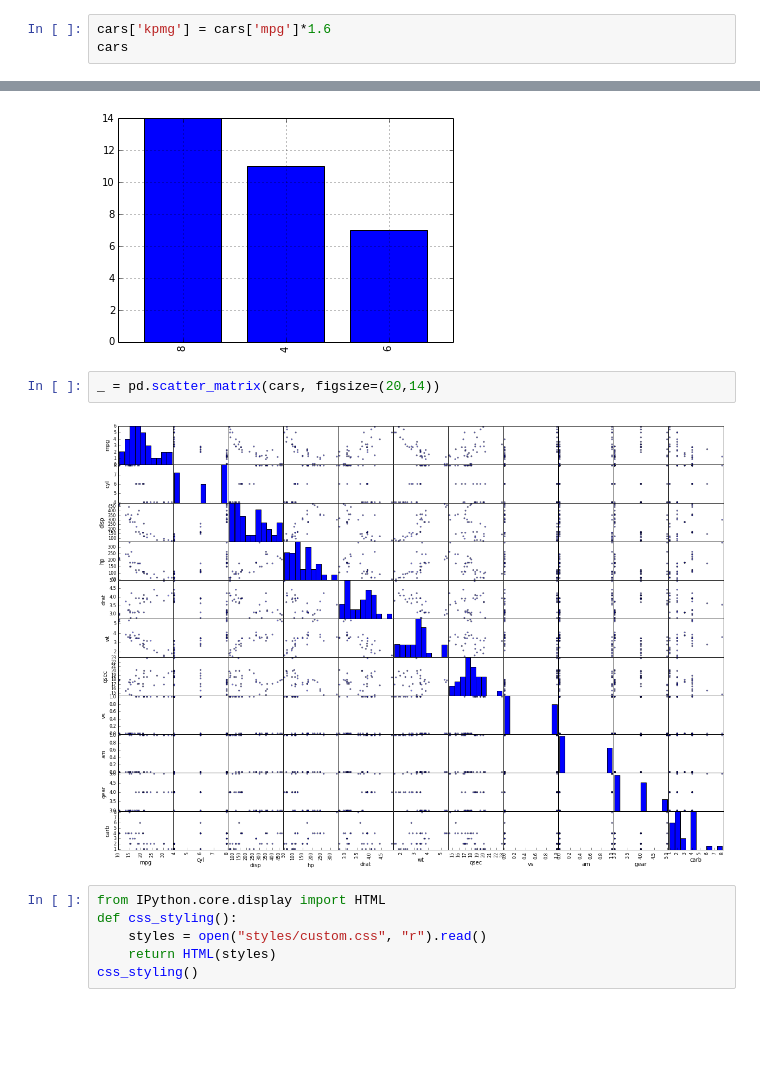
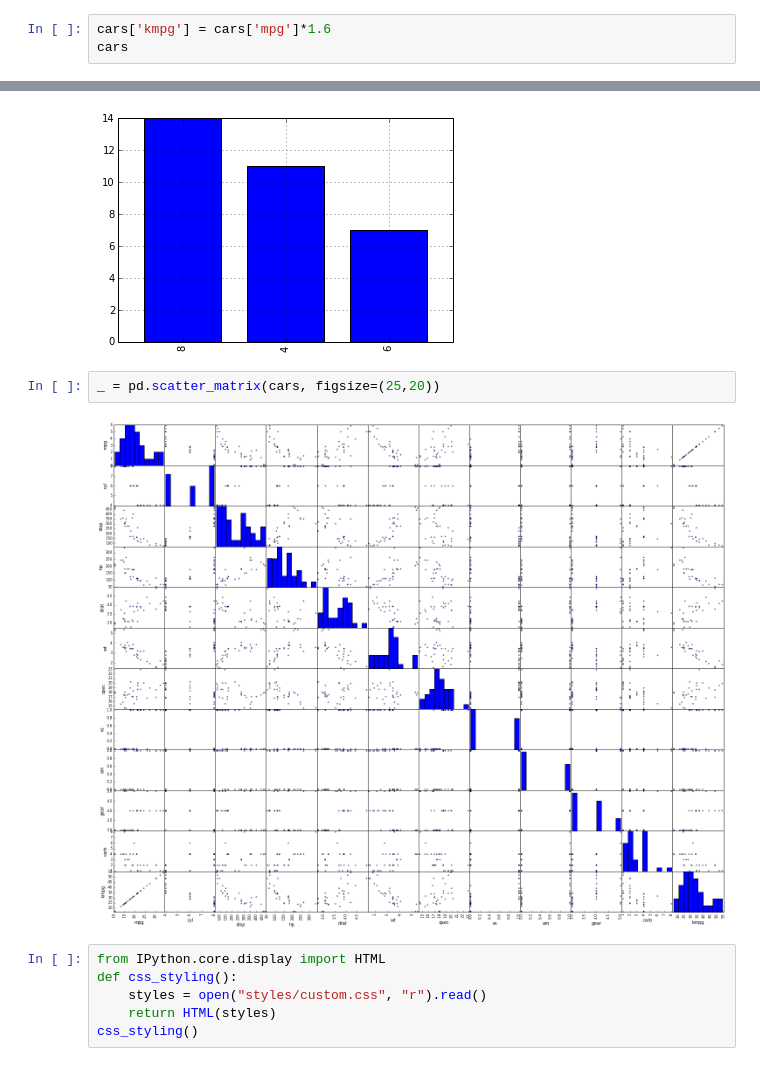
Before and after one commit to araastat/PyWorkshop1, a Jupyter notebook: Workshop1.ipynb, the cells around one changed output, grey strips where cells are left out. Drawn from its saved outputs; the diff is of its cells as text; blank space fills up the shorter version.

```diff
--- a/Workshop1.ipynb
+++ b/Workshop1.ipynb
@@ -462,7 +537,7 @@ cars.loc[:4,'hp':'gear']
 # %% [markdown]
 ### Adding on the fly
 # %%
-cars['kpmg'] = cars['mpg']*1.6
+cars['kmpg'] = cars['mpg']*1.6
 cars
 # %% [output]
 |  | mpg | cyl | disp | hp | drat | wt | qsec | vs | am | gear | carb | ... |
@@ -738,9 +889,9 @@ cars.cyl.value_counts().plot(kind='bar')
 <matplotlib.axes.AxesSubplot at 0x...>
 [figure]
 # %%
-_ = pd.scatter_matrix(cars, figsize=(20,14))
+_ = pd.scatter_matrix(cars, figsize=(25,20))
 # %% [output]
-[figure, old version]
+[figure, new version]
 # %%
 from IPython.core.display import HTML
 def css_styling():
```
Also changed, not shown: parts of 48 cells of this notebook.
